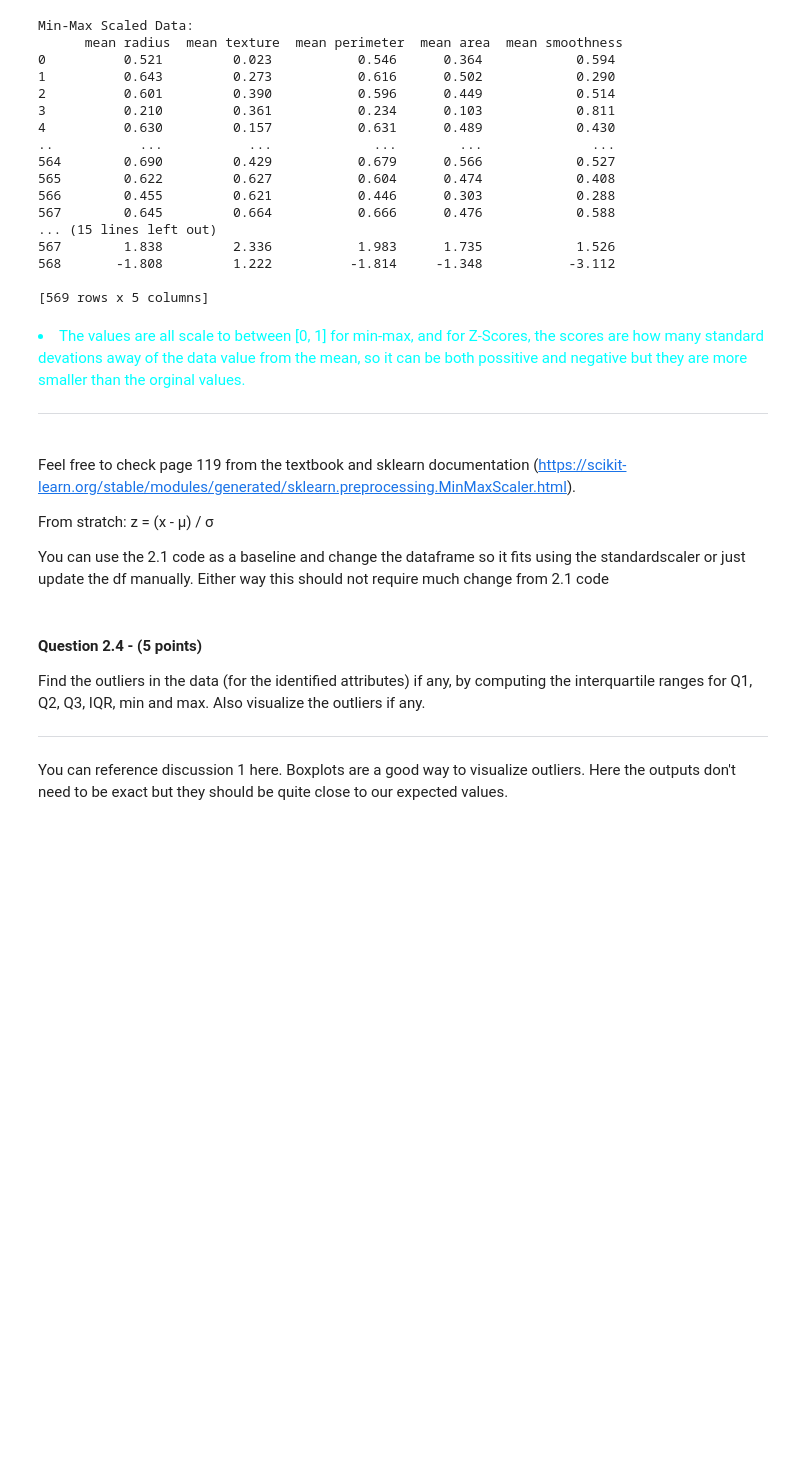
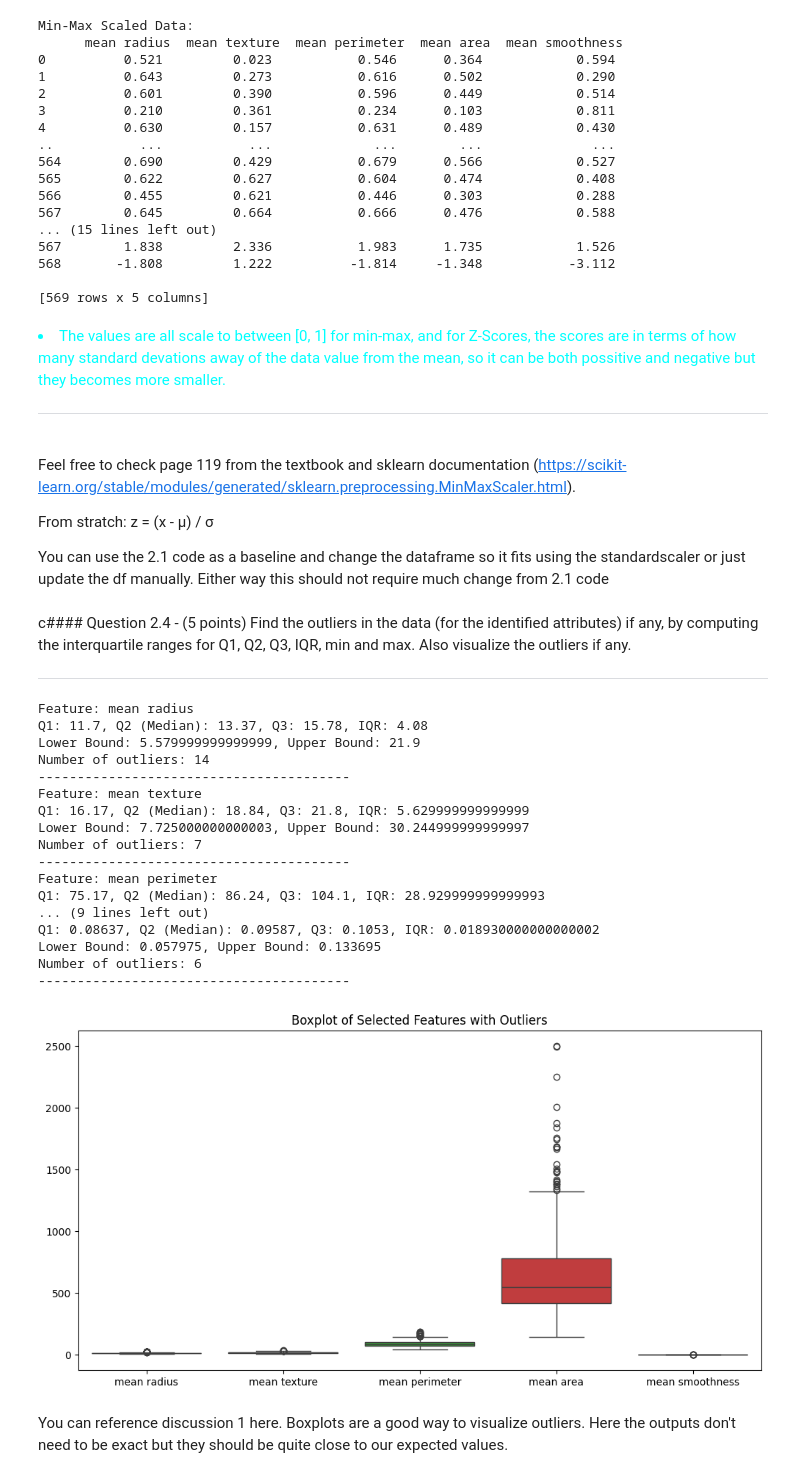
Before and after one commit to jadenzy/ecs_171, a Jupyter notebook: HW1/HW1_discussion.ipynb, the cells around one changed output. Saved outputs shown, nothing was run; the diff lists cells and outputs as text; code cells hidden in the pictures; blank space fills up the shorter version.

```diff
--- a/HW1/HW1_discussion.ipynb
+++ b/HW1/HW1_discussion.ipynb
@@ -280,7 +280,7 @@ Min-Max Scaled Data:
 [569 rows x 5 columns]
 # %% [markdown]
 <font color = 'cyan'>
-<li> The values are all scale to between [0, 1] for min-max, and for Z-Scores, the scores are how many standard devations away of the data value from the mean, so it can be both possitive and negative but they are more smaller than the orginal values.
+<li> The values are all scale to between [0, 1] for min-max, and for Z-Scores, the scores are in terms of how many standard devations away of the data value from the mean, so it can be both possitive and negative but they becomes more smaller.
 
 ***
 </font>
@@ -292,9 +292,64 @@ From stratch: z = (x - μ) / σ
 You can use the 2.1 code as a baseline and change the dataframe so it fits using the standardscaler or just update the df manually.
 Either way this should not require much change from 2.1 code
 # %% [markdown]
-#### Question 2.4 - (5 points)
+c#### Question 2.4 - (5 points)
 Find the outliers in the data (for the identified attributes) if any, by computing the interquartile ranges for Q1, Q2, Q3, IQR, min and max. Also visualize the outliers if any.
 ***
+# %%
+features = features_to_plot
+Q1 = np.percentile(df[feature], 25)
+Q2 = np.percentile(df[feature], 50)
+Q3 = np.percentile(df[feature], 75)
+IQR = Q3 - Q1
+
+lower_bound = Q1 - 1.5 * IQR
+upper_bound = Q3 + 1.5 * IQR
+outliers = df[(df[feature] < lower_bound) | (df[feature] > upper_bound)]
+
+def compute_iqr_outliers(df, feature):
+    Q1 = np.percentile(df[feature], 25)
+    Q2 = np.percentile(df[feature], 50)
+    Q3 = np.percentile(df[feature], 75)
+    IQR = Q3 - Q1
+
+    lower_bound = Q1 - 1.5 * IQR
+    upper_bound = Q3 + 1.5 * IQR
+
+    outliers = df[(df[feature] < lower_bound) | (df[feature] > upper_bound)]
+
+    print(f"Feature: {feature}")
+    print(f"Q1: {Q1}, Q2 (Median): {Q2}, Q3: {Q3}, IQR: {IQR}")
+    print(f"Lower Bound: {lower_bound}, Upper Bound: {upper_bound}")
+    print(f"Number of outliers: {len(outliers)}")
+    print("-" * 40)
+
+outliers_dict = {}
+for feature in features:
+    outliers_dict[feature] = compute_iqr_outliers(df, feature)
+
+plt.figure(figsize=(12, 6))
+sns.boxplot(data=df[features])
+plt.title("Boxplot of Selected Features with Outliers")
+plt.show()
+# %% [output]
+Feature: mean radius
+Q1: 11.7, Q2 (Median): 13.37, Q3: 15.78, IQR: 4.08
+Lower Bound: 5.579999999999999, Upper Bound: 21.9
+Number of outliers: 14
+----------------------------------------
+Feature: mean texture
+Q1: 16.17, Q2 (Median): 18.84, Q3: 21.8, IQR: 5.629999999999999
+Lower Bound: 7.725000000000003, Upper Bound: 30.244999999999997
+Number of outliers: 7
+----------------------------------------
+Feature: mean perimeter
+Q1: 75.17, Q2 (Median): 86.24, Q3: 104.1, IQR: 28.929999999999993
+... (9 lines left out)
+Q1: 0.08637, Q2 (Median): 0.09587, Q3: 0.1053, IQR: 0.018930000000000002
+Lower Bound: 0.057975, Upper Bound: 0.133695
+Number of outliers: 6
+----------------------------------------
+[figure, added]
 # %% [markdown]
 You can reference discussion 1 here. Boxplots are a good way to visualize outliers. Here the outputs don't need to be exact but they should be quite close to our expected values.
 # %% [markdown]
```
